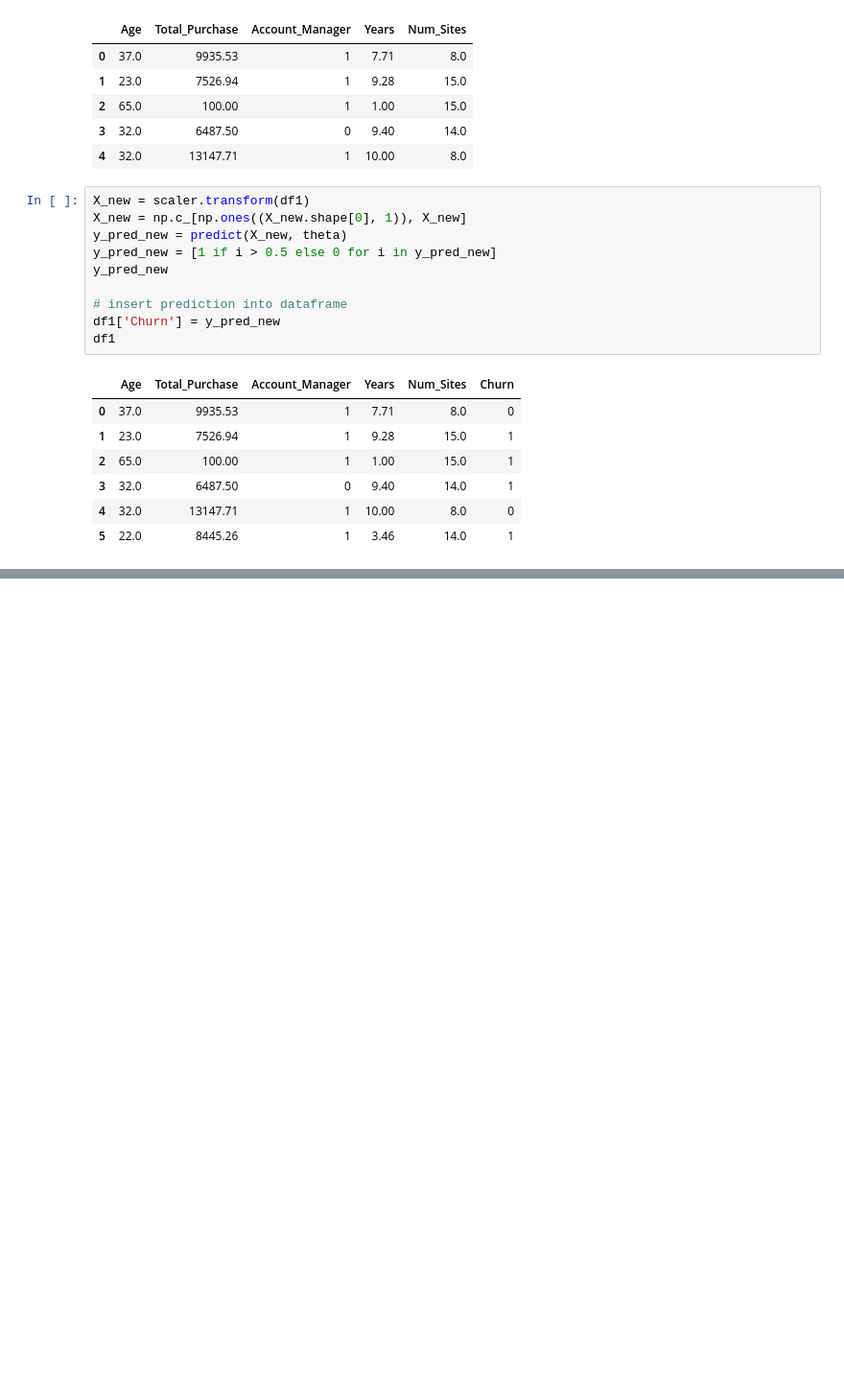
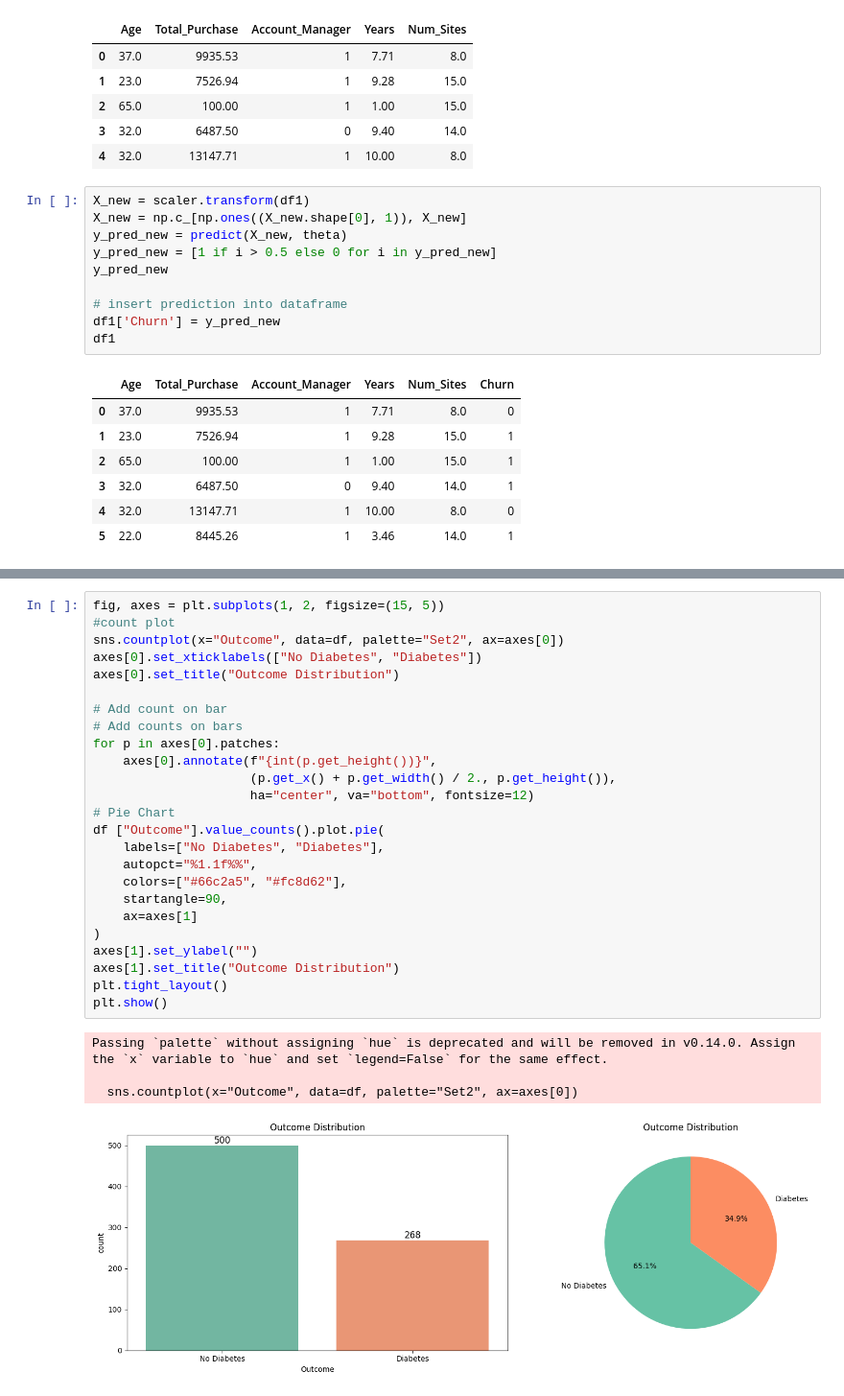
Before and after one commit to aloyuche/Blogg, a Jupyter notebook: CustomerChurn.ipynb, the cells around one changed output, grey strips where cells are left out. Shown at 96% size. Saved outputs shown, nothing was run; the diff lists cells and outputs as text; blank space fills up the shorter version.

```diff
--- a/CustomerChurn.ipynb
+++ b/CustomerChurn.ipynb
@@ -133,0 +226,30 @@ df1
+# %%
+fig, axes = plt.subplots(1, 2, figsize=(15, 5))
+#count plot
+sns.countplot(x="Outcome", data=df, palette="Set2", ax=axes[0])
+axes[0].set_xticklabels(["No Diabetes", "Diabetes"])
+axes[0].set_title("Outcome Distribution")
+
+# Add count on bar
+# Add counts on bars
+for p in axes[0].patches:
+    axes[0].annotate(f"{int(p.get_height())}",
+                     (p.get_x() + p.get_width() / 2., p.get_height()),
+                     ha="center", va="bottom", fontsize=12)
+# Pie Chart
+df ["Outcome"].value_counts().plot.pie(
+    labels=["No Diabetes", "Diabetes"],
+    autopct="%1.1f%%",
+    colors=["#66c2a5", "#fc8d62"],
+    startangle=90,
+    ax=axes[1]
+)
+axes[1].set_ylabel("")
+axes[1].set_title("Outcome Distribution")
+plt.tight_layout()
+plt.show()
+# %% [output]
+Passing `palette` without assigning `hue` is deprecated and will be removed in v0.14.0. Assign the `x` variable to `hue` and set `legend=False` for the same effect.
+
+  sns.countplot(x="Outcome", data=df, palette="Set2", ax=axes[0])
+[figure, added]
```
Also changed, not shown: parts of 27 cells of this notebook.
